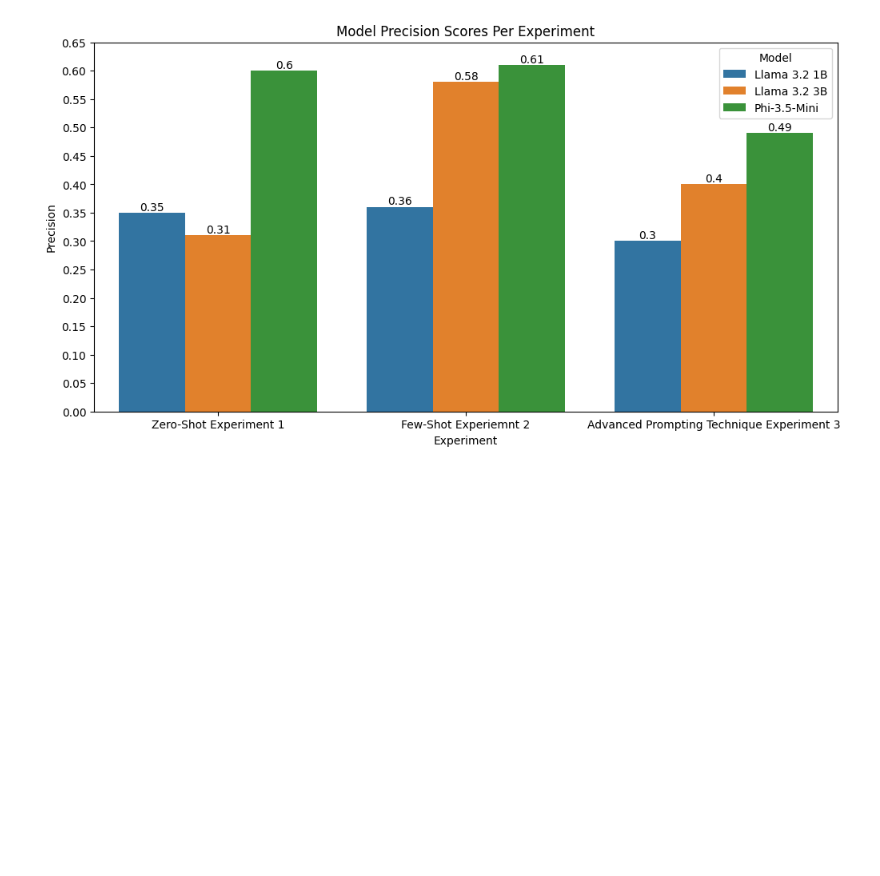
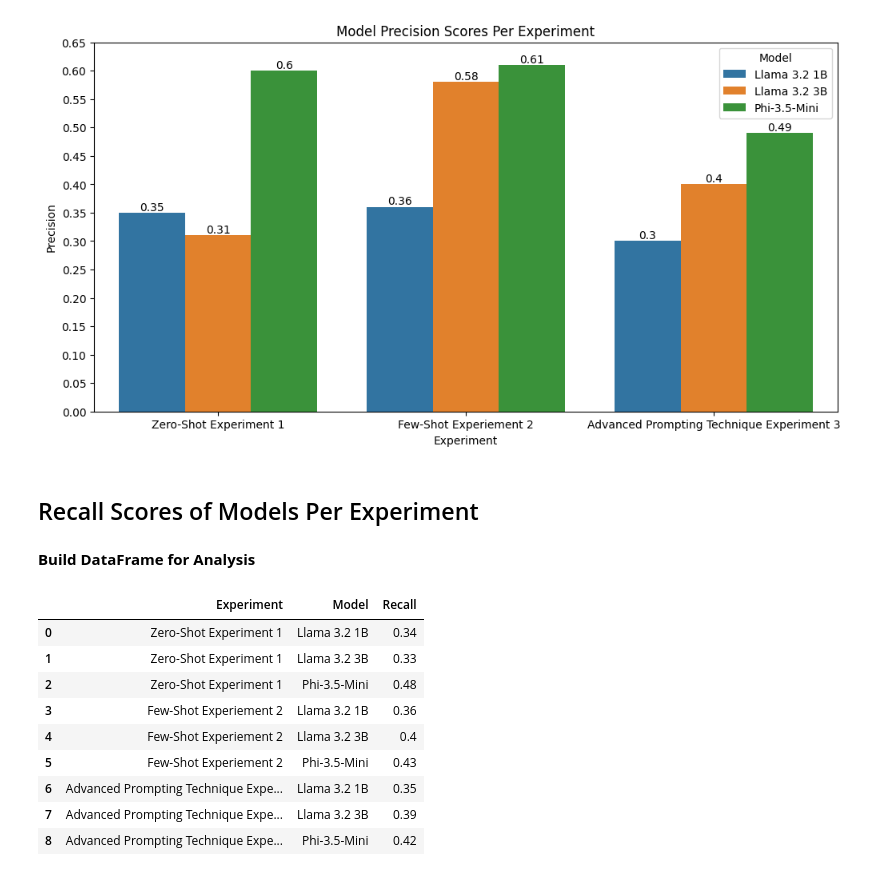
Before and after one commit to GoodGuyGregory/llm-psu-assignment-2, a Jupyter notebook: Assignement_2_Greg_Witt.ipynb, the cells around one changed output. Saved outputs shown, nothing was run; the diff lists cells and outputs as text; code cells hidden in the pictures; blank space fills up the shorter version.

```diff
--- a/Assignement_2_Greg_Witt.ipynb
+++ b/Assignement_2_Greg_Witt.ipynb
@@ -1311,3 +1290,64 @@ plt.title('Model Precision Scores Per Experiment')
 # %% [output]
 Text(0.5, 1.0, 'Model Precision Scores Per Experiment')
 [figure]
+# %% [markdown]
+## Recall Scores of Models Per Experiment
+# %% [markdown]
+**Build DataFrame for Analysis**
+# %%
+import pandas as pd
+
+
+# experiment 1 recall results
+exp_1_llama_32_1b_recall = round(zero_shot_llama_3_2_1B_model_results['macro avg']['recall'], 2)
+
+exp_1_llama_32_3b_recall = round(zero_shot_llama_3_2_3B_results['macro avg']['recall'], 2)
+
+exp_1_phi_35_mini_recall = round(zero_shot_phi_3_5_results['macro avg']['recall'], 2)
+
+# experiment 2 recall results
+exp_2_llama_32_1b_recall = round(few_shot_in_context_llama_32_1b_results['macro avg']['recall'], 2)
+
+exp_2_llama_32_3b_recall = round(few_shot_prompting_llama_32_3b_results['macro avg']['recall'], 2)
+
+exp_2_phi_35_mini_recall = round(few_shot_prompt_phi_35_mini_results['macro avg']['recall'], 2)
+
+# experiment 3 recall results
+exp_3_llama_32_1b_recall = round(adv_prompting_llama_3_2_1B_results['macro avg']['recall'], 2)
+
+exp_3_llama_32_3b_recall = round(adv_prompting_lllama_3_2_3B_results['macro avg']['recall'], 2)
+
+exp_3_phi_35_mini_recall = round(adv_prompt_phi_35_mini_results['macro avg']['recall'], 2)
+
+
+recall_data = {'Experiment': ['Zero-Shot Experiment 1','Few-Shot Experiement 2','Advanced Prompting Technique Experiment 3'],
+                  'Model': [
+                          ['Llama 3.2 1B', 'Llama 3.2 3B', 'Phi-3.5-Mini'],
+                          ['Llama 3.2 1B', 'Llama 3.2 3B', 'Phi-3.5-Mini'],
+                          ['Llama 3.2 1B', 'Llama 3.2 3B', 'Phi-3.5-Mini']
+                  ],
+                  'Recall': [
+                                [exp_1_llama_32_1b_recall, exp_1_llama_32_3b_recall, exp_1_phi_35_mini_recall],
+                                [exp_2_llama_32_1b_recall, exp_2_llama_32_3b_recall, exp_2_phi_35_mini_recall],
+                                [exp_3_llama_32_1b_recall, exp_3_llama_32_3b_recall, exp_3_phi_35_mini_recall]
+                               ]
+                }
+
+df_recall = pd.DataFrame(data=recall_data)
+
+# expands each model and recall value to a new row per model
+df_recall = df_recall.explode(['Model', 'Recall'], ignore_index=True)
+
+# dataframe to represent the model's and their recall scores
+df_recall
+# %% [output]
+|  | Experiment | Model | Recall |
+| 0 | Zero-Shot Experiment 1 | Llama 3.2 1B | 0.34 |
+| 1 | Zero-Shot Experiment 1 | Llama 3.2 3B | 0.33 |
+| 2 | Zero-Shot Experiment 1 | Phi-3.5-Mini | 0.48 |
+| 3 | Few-Shot Experiement 2 | Llama 3.2 1B | 0.36 |
+| 4 | Few-Shot Experiement 2 | Llama 3.2 3B | 0.4 |
+| 5 | Few-Shot Experiement 2 | Phi-3.5-Mini | 0.43 |
+| 6 | Advanced Prompting Technique Expe... | Llama 3.2 1B | 0.35 |
+| 7 | Advanced Prompting Technique Expe... | Llama 3.2 3B | 0.39 |
+| 8 | Advanced Prompting Technique Expe... | Phi-3.5-Mini | 0.42 |
```
Also changed, not shown: parts of 13 cells of this notebook.
